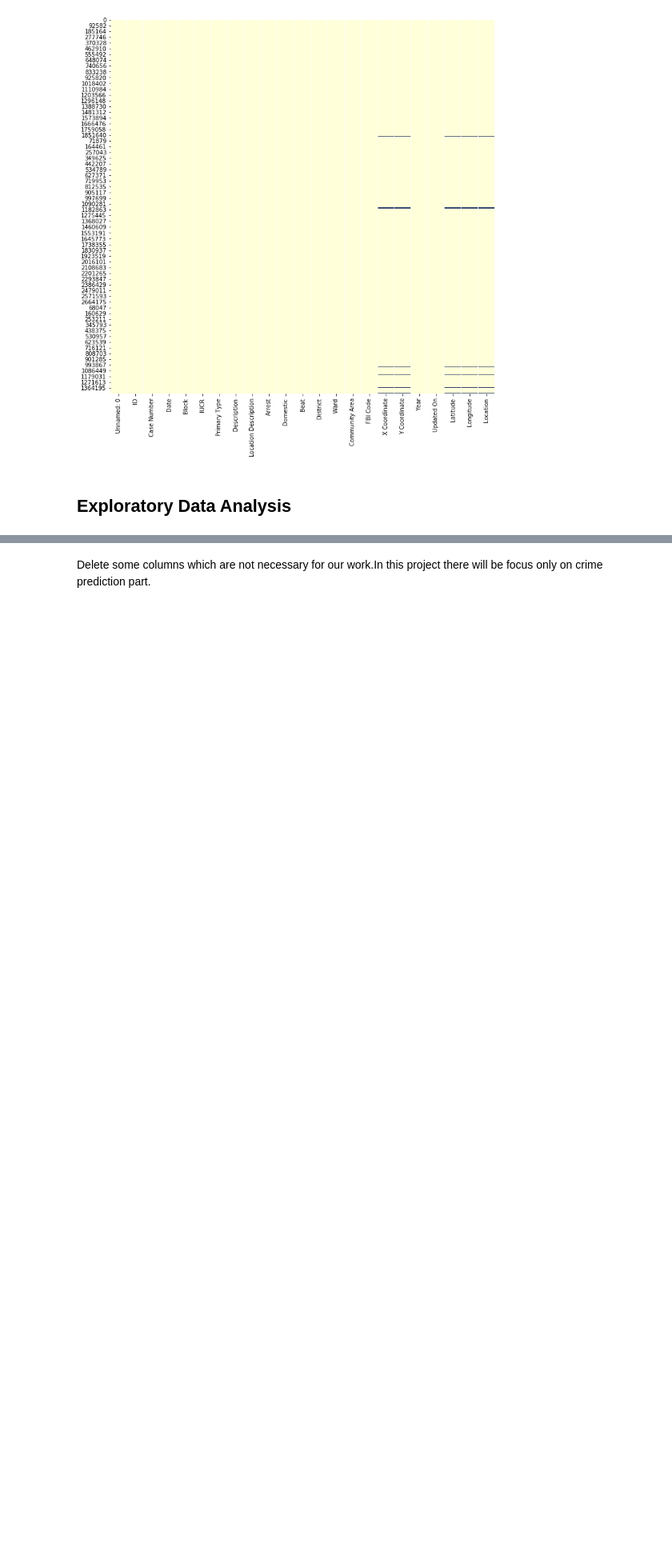
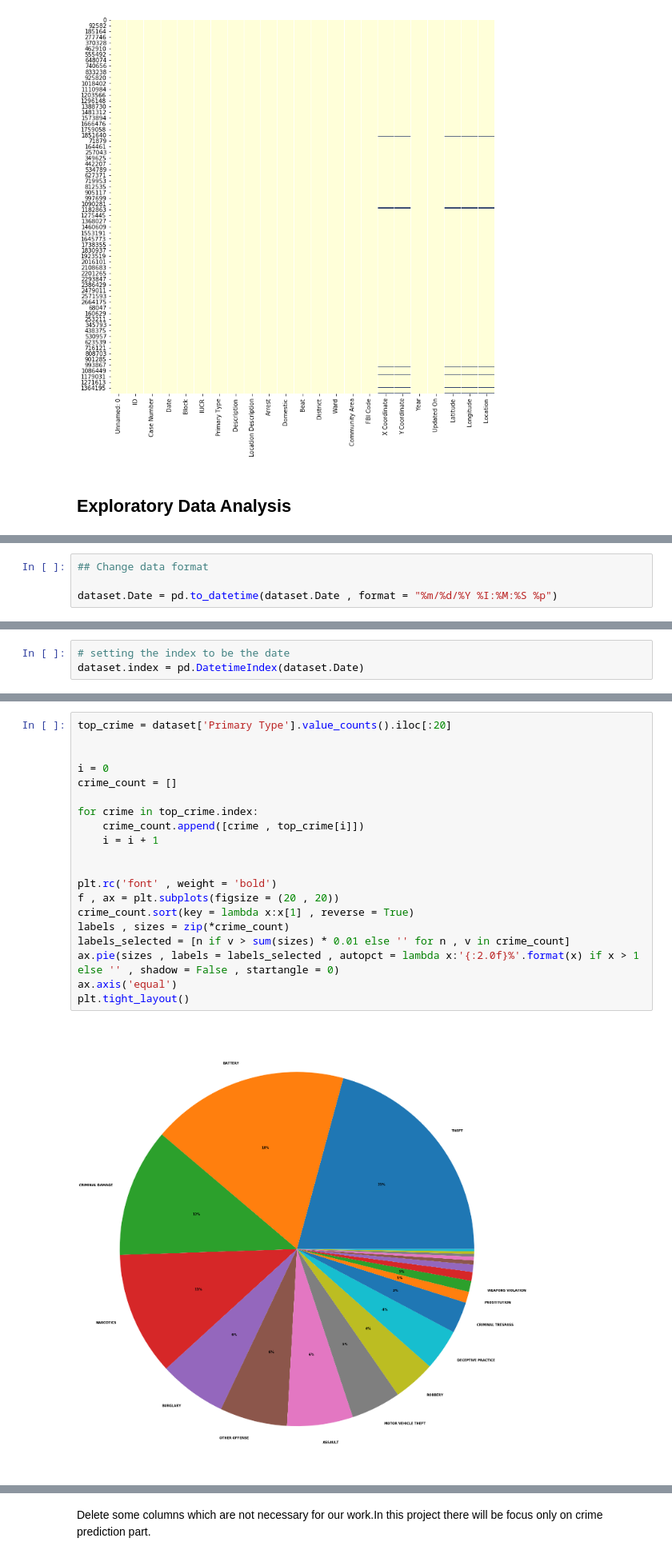
Before and after one commit to LIMON100/Crimes-in-Chicago, a Jupyter notebook: CrimeAnalysis.ipynb, the cells around one changed output, grey strips where cells are left out. Shown: that part at 80% size. Drawn from its saved outputs; the diff is of its cells as text; blank space fills up the shorter version.

Commit message:
Most crime occured

```diff
--- a/CrimeAnalysis.ipynb
+++ b/CrimeAnalysis.ipynb
@@ -269,0 +285,4 @@ sns.heatmap(dataset.isnull(), cbar = False, cmap = 'YlGnBu')
+# %%
+## Change data format
+
+dataset.Date = pd.to_datetime(dataset.Date , format = "%m/%d/%Y %I:%M:%S %p")
@@ -269,0 +304,3 @@ sns.heatmap(dataset.isnull(), cbar = False, cmap = 'YlGnBu')
+# %%
+# setting the index to be the date
+dataset.index = pd.DatetimeIndex(dataset.Date)
@@ -269,0 +340,22 @@ sns.heatmap(dataset.isnull(), cbar = False, cmap = 'YlGnBu')
+# %%
+top_crime = dataset['Primary Type'].value_counts().iloc[:20]
+
+
+i = 0
+crime_count = []
+
+for crime in top_crime.index:
+    crime_count.append([crime , top_crime[i]])
+    i = i + 1
+
+
+plt.rc('font' , weight = 'bold')
+f , ax = plt.subplots(figsize = (20 , 20))
+crime_count.sort(key = lambda x:x[1] , reverse = True)
+labels , sizes = zip(*crime_count)
+labels_selected = [n if v > sum(sizes) * 0.01 else '' for n , v in crime_count]
+ax.pie(sizes , labels = labels_selected , autopct = lambda x:'{:2.0f}%'.format(x) if x > 1 else '' , shadow = False , startangle = 0)
+ax.axis('equal')
+plt.tight_layout()
+# %% [output]
+[figure, added]
```
Also changed, not shown: parts of 18 cells of this notebook.
